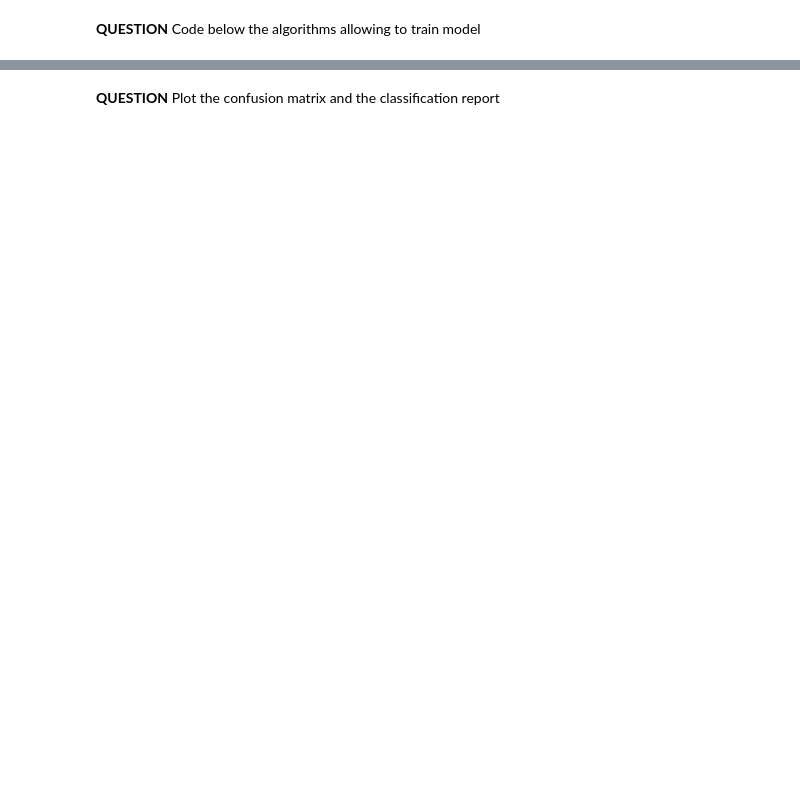
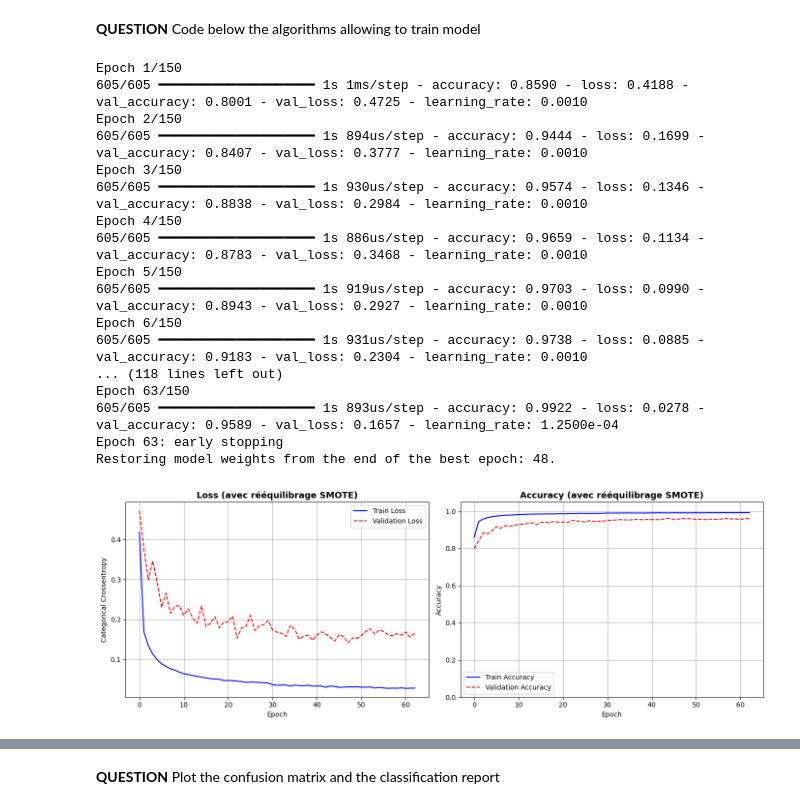
Before and after one commit to Tichow/Projet_Maintenance_Predictive, a Jupyter notebook: notebook/TP_IA_EMBARQUEE.ipynb, the cells around one changed output, grey strips where cells are left out. Cells and saved outputs as stored; diff of their text form; code cells hidden in the pictures; blank space fills up the shorter version.

```diff
--- a/notebook/TP_IA_EMBARQUEE.ipynb
+++ b/notebook/TP_IA_EMBARQUEE.ipynb
@@ -622,2 +709,67 @@ Le résultat après SMOTE confirme l'efficacité du rééquilibrage : X_train pa
 # %% [markdown]
 **QUESTION** Code below the algorithms allowing to train model
+# %%
+early_stop = EarlyStopping(
+    monitor='val_loss', patience=15, restore_best_weights=True, verbose=1
+)
+reduce_lr = ReduceLROnPlateau(
+    monitor='val_loss', factor=0.5, patience=7, min_lr=1e-6, verbose=1
+)
+
+# entraînement sur le dataset rééquilibré par SMOTE
+# batch_size=64 : compromis entre stabilité du gradient et vitesse
+history_balanced = model_balanced.fit(
+    X_train_smote, Y_train_smote,
+    epochs=150,
+    batch_size=64,
+    validation_data=(X_test, Y_test),
+    callbacks=[early_stop, reduce_lr],
+    verbose=1
+)
+
+# visualisation : Loss + Accuracy
+fig, axes = plt.subplots(1, 2, figsize=(14, 5))
+
+axes[0].plot(history_balanced.history['loss'],     label='Train Loss',      color='blue')
+axes[0].plot(history_balanced.history['val_loss'], label='Validation Loss', color='red', linestyle='--')
+axes[0].set_title('Loss (avec rééquilibrage SMOTE)', fontsize=13, fontweight='bold')
+axes[0].set_xlabel('Epoch')
+axes[0].set_ylabel('Categorical Crossentropy')
+axes[0].legend()
+axes[0].grid(True)
+
+axes[1].plot(history_balanced.history['accuracy'],     label='Train Accuracy',      color='blue')
+axes[1].plot(history_balanced.history['val_accuracy'], label='Validation Accuracy', color='red', linestyle='--')
+axes[1].set_title('Accuracy (avec rééquilibrage SMOTE)', fontsize=13, fontweight='bold')
+axes[1].set_xlabel('Epoch')
+axes[1].set_ylabel('Accuracy')
+axes[1].set_ylim(0, 1.05)
+axes[1].legend()
+axes[1].grid(True)
+
+plt.tight_layout()
+plt.savefig('../images/training_curves_balanced.png', dpi=150)
+plt.show()
+
+test_loss, test_acc = model_balanced.evaluate(X_test, Y_test, verbose=0)
+print(f"\nTest Loss     : {test_loss:.4f}")
+print(f"Test Accuracy : {test_acc:.4f}")
+# %% [output]
+Epoch 1/150
+605/605 ━━━━━━━━━━━━━━━━━━━━ 1s 1ms/step - accuracy: 0.8590 - loss: 0.4188 - val_accuracy: 0.8001 - val_loss: 0.4725 - learning_rate: 0.0010
+Epoch 2/150
+605/605 ━━━━━━━━━━━━━━━━━━━━ 1s 894us/step - accuracy: 0.9444 - loss: 0.1699 - val_accuracy: 0.8407 - val_loss: 0.3777 - learning_rate: 0.0010
+Epoch 3/150
+605/605 ━━━━━━━━━━━━━━━━━━━━ 1s 930us/step - accuracy: 0.9574 - loss: 0.1346 - val_accuracy: 0.8838 - val_loss: 0.2984 - learning_rate: 0.0010
+Epoch 4/150
+605/605 ━━━━━━━━━━━━━━━━━━━━ 1s 886us/step - accuracy: 0.9659 - loss: 0.1134 - val_accuracy: 0.8783 - val_loss: 0.3468 - learning_rate: 0.0010
+Epoch 5/150
+605/605 ━━━━━━━━━━━━━━━━━━━━ 1s 919us/step - accuracy: 0.9703 - loss: 0.0990 - val_accuracy: 0.8943 - val_loss: 0.2927 - learning_rate: 0.0010
+Epoch 6/150
+605/605 ━━━━━━━━━━━━━━━━━━━━ 1s 931us/step - accuracy: 0.9738 - loss: 0.0885 - val_accuracy: 0.9183 - val_loss: 0.2304 - learning_rate: 0.0010
+... (118 lines left out)
+Epoch 63/150
+605/605 ━━━━━━━━━━━━━━━━━━━━ 1s 893us/step - accuracy: 0.9922 - loss: 0.0278 - val_accuracy: 0.9589 - val_loss: 0.1657 - learning_rate: 1.2500e-04
+Epoch 63: early stopping
+Restoring model weights from the end of the best epoch: 48.
+[figure, added]
```
Also changed, not shown: parts of 18 cells of this notebook, 4 other files.
